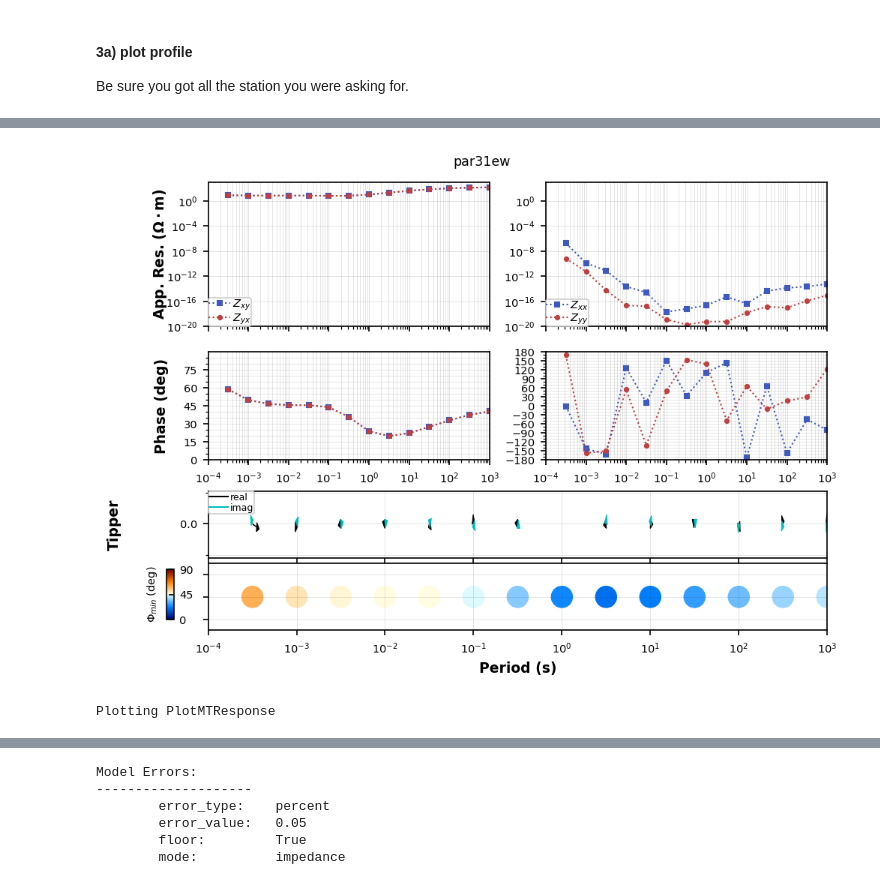
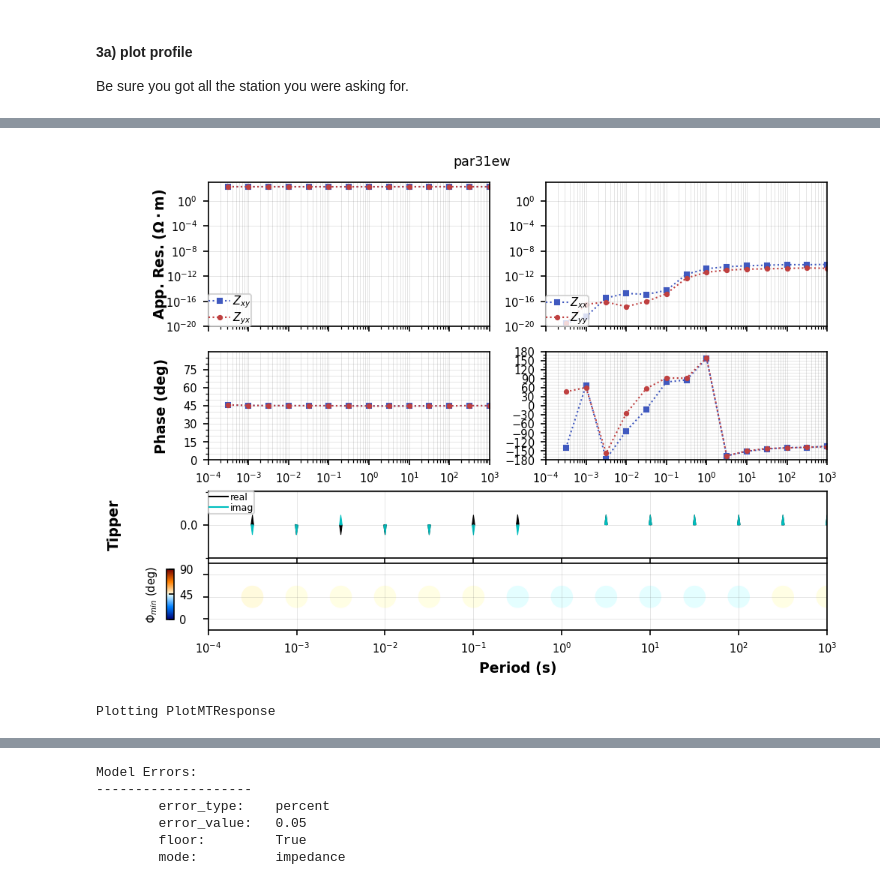
Before and after one commit to simpeg-research/earthscope-mt-course, a Jupyter notebook: notebooks/simpeg/13_2d_from_mtpy_example_sk_jp.ipynb, the cells around one changed output, grey strips where cells are left out. Saved outputs shown, nothing was run; the diff lists cells and outputs as text; code cells hidden in the pictures.

```diff
--- a/notebooks/simpeg/13_2d_from_mtpy_example_sk_jp.ipynb
+++ b/notebooks/simpeg/13_2d_from_mtpy_example_sk_jp.ipynb
@@ -29,6 +29,7 @@ Here we are taking every third station just to keep the inversion small.  You ca
 with MTCollection() as mc:
     mc.open_collection(r"../../data/transfer_functions/forward_profiles.h5")
     other_survey_options = '\n\t'.join(mc.mth5_collection.surveys_group.groups_list)
-    mc.working_dataframe = mc.master_dataframe[mc.master_dataframe.survey == "layered_halfspace"]
+    suvey_name = "conductive_cube"
+    mc.working_dataframe = mc.master_dataframe[mc.master_dataframe.survey == suvey_name]
     md = mc.to_mt_data()
 # %% [output]
@@ -81,7 +84,7 @@ plot_profile = profile.plot_stations()
 # %%
-profile['layered_halfspace.par31ew'].plot_mt_response(plot_num=2)
+profile[f'{suvey_name}.par31ew'].plot_mt_response(plot_num=2)
 # %% [output]
-[figure, old version]
+[figure, new version]
 Plotting PlotMTResponse
 # %%
 profile.plot_resistivity_phase_pseudosections(y_stretch=10000)
```
Also changed, not shown: parts of 15 cells of this notebook.
